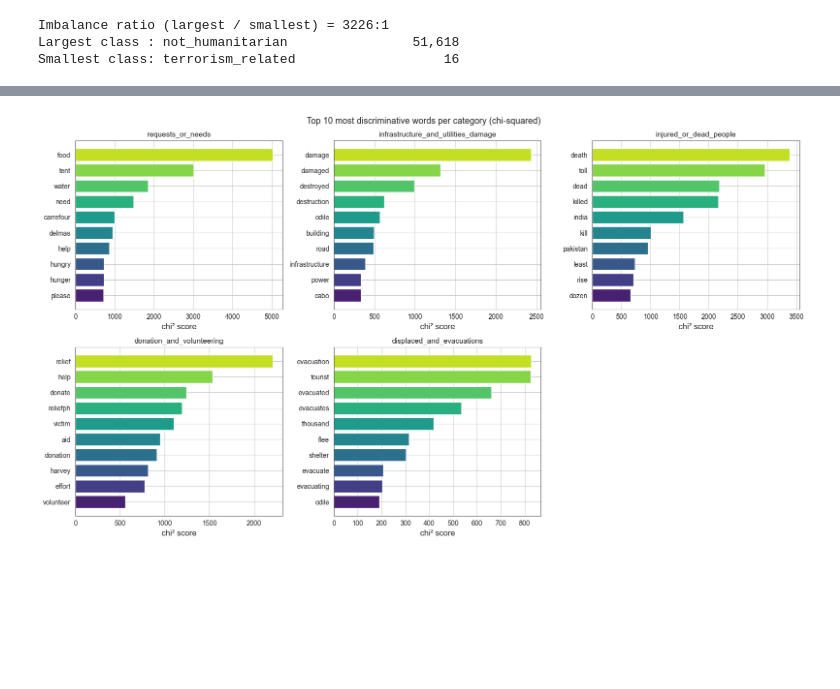
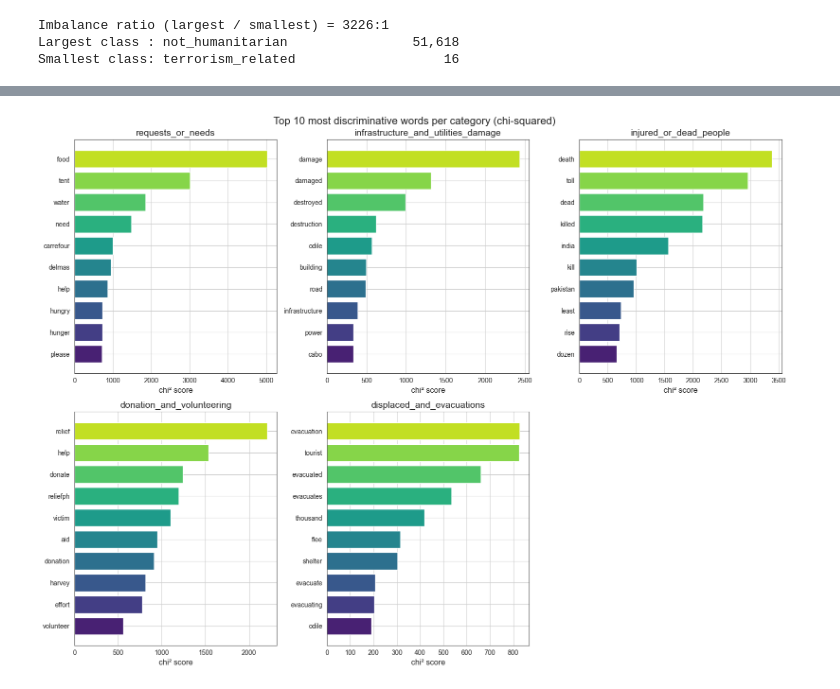
Before and after one commit to upretiprabin/MLCourseworkCrisisDataset, a Jupyter notebook: notebooks/02_eda.ipynb, the cells around one changed output, grey strips where cells are left out. Drawn from its saved outputs; the diff is of its cells as text; code cells hidden in the pictures; blank space fills up the shorter version.

```diff
--- a/notebooks/02_eda.ipynb
+++ b/notebooks/02_eda.ipynb
@@ -114,4 +117,0 @@ Smallest class: terrorism_related                   16
-# %%
-# Tag every row with a disaster-type bucket using the substring matcher.
-df['disaster_type'] = df['event'].apply(map_event_to_disaster_type)
-df['disaster_type'].value_counts()
@@ -127,14 +117,0 @@ Name: count, dtype: int64
-# %%
-# Step 1: cross-tabulate (disaster_type, class_label) -> count.
-# Step 2: normalize='index' divides each row by its sum, so each disaster
-#         type's row sums to 1 — comparable across types of very different size.
-ct = pd.crosstab(df['disaster_type'], df['class_label'], normalize='index')
-
-fig, ax = plt.subplots(figsize=(14, 6))
-sns.heatmap(ct, annot=True, fmt='.2f', cmap='YlOrRd', ax=ax,
-            cbar_kws={'label': 'Share within disaster type'})
-ax.set_title('Humanitarian-class share within each disaster type')
-plt.setp(ax.get_xticklabels(), rotation=45, ha='right')
-plt.tight_layout()
-plt.savefig(os.path.join(FIGURES_DIR, 'eda2_disaster_vs_class.png'))
-plt.show()
@@ -154,36 +163,36 @@ vec = TfidfVectorizer(max_features=5000, ngram_range=(1, 1), min_df=2,
 X = vec.fit_transform(df['text_clean'])
 feature_names = vec.get_feature_names_out()
 y = df['class_label'].values
 
 categories = [
     'requests_or_needs',
     'infrastructure_and_utilities_damage',
     'injured_or_dead_people',
     'donation_and_volunteering',
     'displaced_and_evacuations',
 ]
 
 # For each category we run chi2 on a binary problem (this class vs. all
 # others) and pick the top 10 features. Then we tile them in a 2x3 grid.
-fig, axes = plt.subplots(2, 3, figsize=(16, 9))
+fig, axes = plt.subplots(2, 3, figsize=(16, 12))
 axes = axes.flatten()
 for i, cat in enumerate(categories):
     y_bin = (y == cat).astype(int)
     chi_scores, _ = chi2(X, y_bin)
     top_idx = np.argsort(-chi_scores)[:10]
     top_terms = feature_names[top_idx]
     top_vals = chi_scores[top_idx]
     ax = axes[i]
     ax.barh(top_terms[::-1], top_vals[::-1],
             color=sns.color_palette('viridis', 10))
-    ax.set_title(cat, fontsize=11)
+    ax.set_title(cat, fontsize=14)
     ax.set_xlabel('chi² score')
 axes[-1].axis('off')  # hide the unused 6th panel
 fig.suptitle('Top 10 most discriminative words per category (chi-squared)',
-             fontsize=13)
+             fontsize=16)
 plt.tight_layout()
-plt.savefig(os.path.join(FIGURES_DIR, 'eda3_chi2_top_words.png'))
+plt.savefig(os.path.join(FIGURES_DIR, 'eda2_chi2_top_words.png'))
 plt.show()
 # %% [output]
-[figure, old version]
+[figure, new version]
 # %% [markdown]
```
Also changed, not shown: parts of 22 cells of this notebook, 16 other files.
